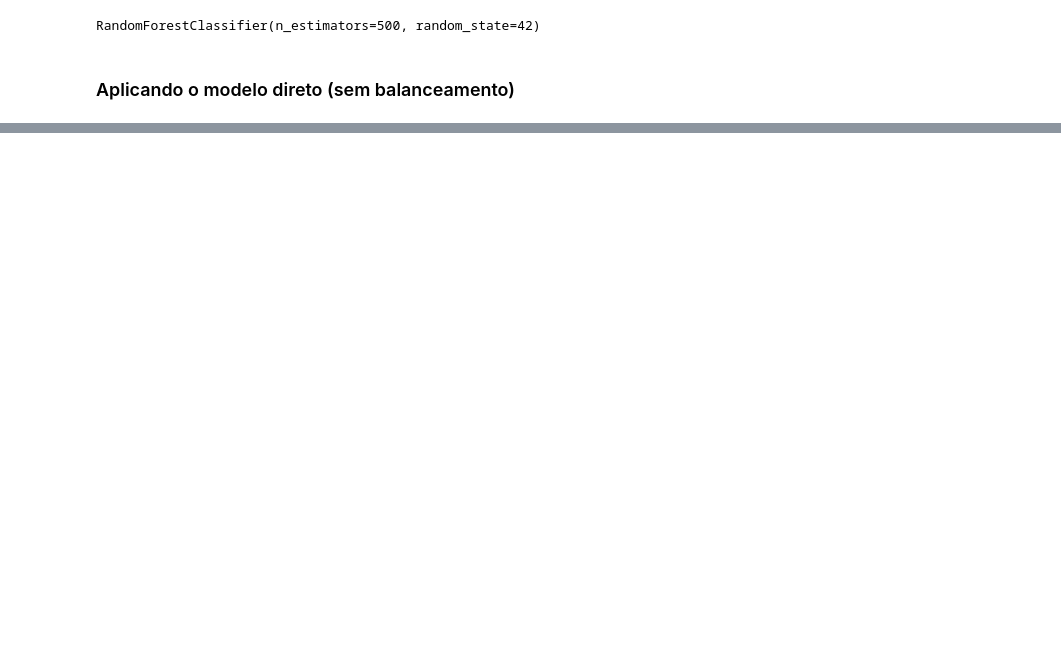
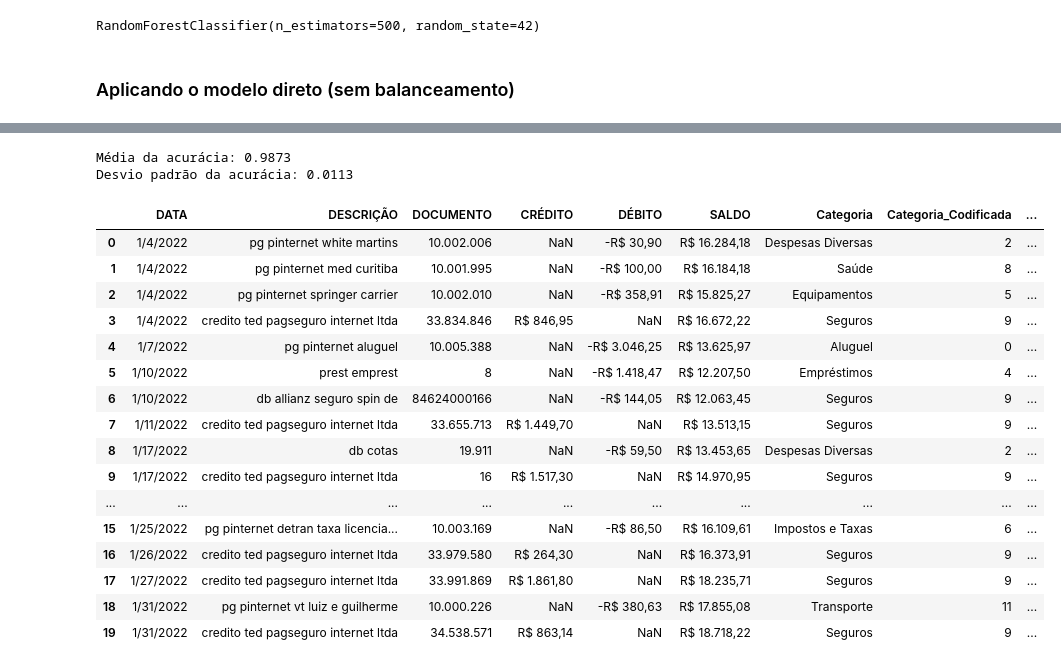
Before and after one commit to Chroma-CESAR/model_bancoCrea, a Jupyter notebook: model.ipynb, the cells around one changed output, grey strips where cells are left out. Cells and saved outputs as stored; diff of their text form; code cells hidden in the pictures; blank space fills up the shorter version.

Commit message:
add: model trained

```diff
--- a/model.ipynb
+++ b/model.ipynb
@@ -72,6 +91,0 @@ O Random Forest utiliza o conceito de aprendizado em conjunto (ensemble learning
-# %%
-X = data['Despesa'] # Features
-y = data['Categoria_Codificada'] # Labels
-
-vectorizer = TfidfVectorizer()
-X_tfidf = vectorizer.fit_transform(X)
@@ -87,5 +91,0 @@ X_train, X_test, y_train, y_test = train_test_split(X_resampled, y_resampled, te
-# %%
-# Treinar o modelo Random Forest com os dados balanceados
-
-rf_model = RandomForestClassifier(random_state=42, n_estimators=200, max_depth=15, min_samples_split=5)
-rf_model.fit(X_train, y_train)
@@ -146,0 +125,30 @@ data.to_csv('./BANCO CRED CREA Despesas_Classificadas_Codificadas.csv', index=Fa
+# %%
+print(f"Média da acurácia: {scores.mean():.4f}")
+print(f"Desvio padrão da acurácia: {scores.std():.4f}")
+# %% [output]
+Média da acurácia: 0.9873
+Desvio padrão da acurácia: 0.0113
+# %%
+X_new_tfidf = vectorizer.transform(df['DESCRIÇÃO'])
+# %%
+df['Categoria_Prevista'] = rf_model.predict(X_new_tfidf )
+# %%
+df.head(20)
+# %% [output]
+|  | DATA | DESCRIÇÃO | DOCUMENTO | CRÉDITO | DÉBITO | SALDO | Categoria | Categoria_Codificada | ... |
+| 0 | 1/4/2022 | pg pinternet white martins | 10.002.006 | NaN | -R$ 30,90 | R$ 16.284,18 | Despesas Diversas | 2 | ... |
+| 1 | 1/4/2022 | pg pinternet med curitiba | 10.001.995 | NaN | -R$ 100,00 | R$ 16.184,18 | Saúde | 8 | ... |
+| 2 | 1/4/2022 | pg pinternet springer carrier | 10.002.010 | NaN | -R$ 358,91 | R$ 15.825,27 | Equipamentos | 5 | ... |
+| 3 | 1/4/2022 | credito ted pagseguro internet ltda | 33.834.846 | R$ 846,95 | NaN | R$ 16.672,22 | Seguros | 9 | ... |
+| 4 | 1/7/2022 | pg pinternet aluguel | 10.005.388 | NaN | -R$ 3.046,25 | R$ 13.625,97 | Aluguel | 0 | ... |
+| 5 | 1/10/2022 | prest emprest | 8 | NaN | -R$ 1.418,47 | R$ 12.207,50 | Empréstimos | 4 | ... |
+| 6 | 1/10/2022 | db allianz seguro spin de | 84624000166 | NaN | -R$ 144,05 | R$ 12.063,45 | Seguros | 9 | ... |
+| 7 | 1/11/2022 | credito ted pagseguro internet ltda | 33.655.713 | R$ 1.449,70 | NaN | R$ 13.513,15 | Seguros | 9 | ... |
+| 8 | 1/17/2022 | db cotas | 19.911 | NaN | -R$ 59,50 | R$ 13.453,65 | Despesas Diversas | 2 | ... |
+| 9 | 1/17/2022 | credito ted pagseguro internet ltda | 16 | R$ 1.517,30 | NaN | R$ 14.970,95 | Seguros | 9 | ... |
+| ... | ... | ... | ... | ... | ... | ... | ... | ... | ... |
+| 15 | 1/25/2022 | pg pinternet detran taxa licencia... | 10.003.169 | NaN | -R$ 86,50 | R$ 16.109,61 | Impostos e Taxas | 6 | ... |
+| 16 | 1/26/2022 | credito ted pagseguro internet ltda | 33.979.580 | R$ 264,30 | NaN | R$ 16.373,91 | Seguros | 9 | ... |
+| 17 | 1/27/2022 | credito ted pagseguro internet ltda | 33.991.869 | R$ 1.861,80 | NaN | R$ 18.235,71 | Seguros | 9 | ... |
+| 18 | 1/31/2022 | pg pinternet vt luiz e guilherme | 10.000.226 | NaN | -R$ 380,63 | R$ 17.855,08 | Transporte | 11 | ... |
+| 19 | 1/31/2022 | credito ted pagseguro internet ltda | 34.538.571 | R$ 863,14 | NaN | R$ 18.718,22 | Seguros | 9 | ... |
```
Also changed, not shown: parts of 26 cells of this notebook, 5 other files.
